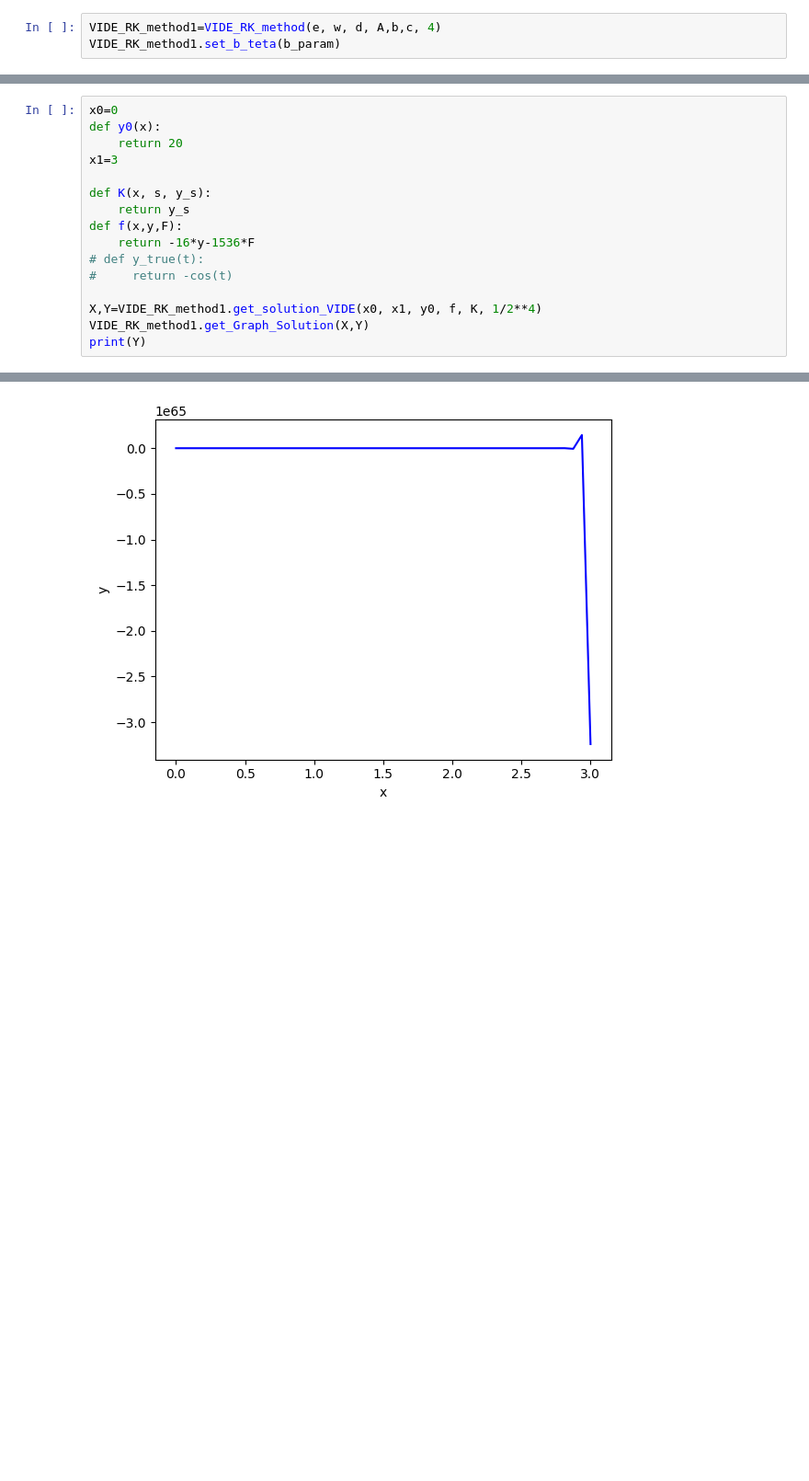
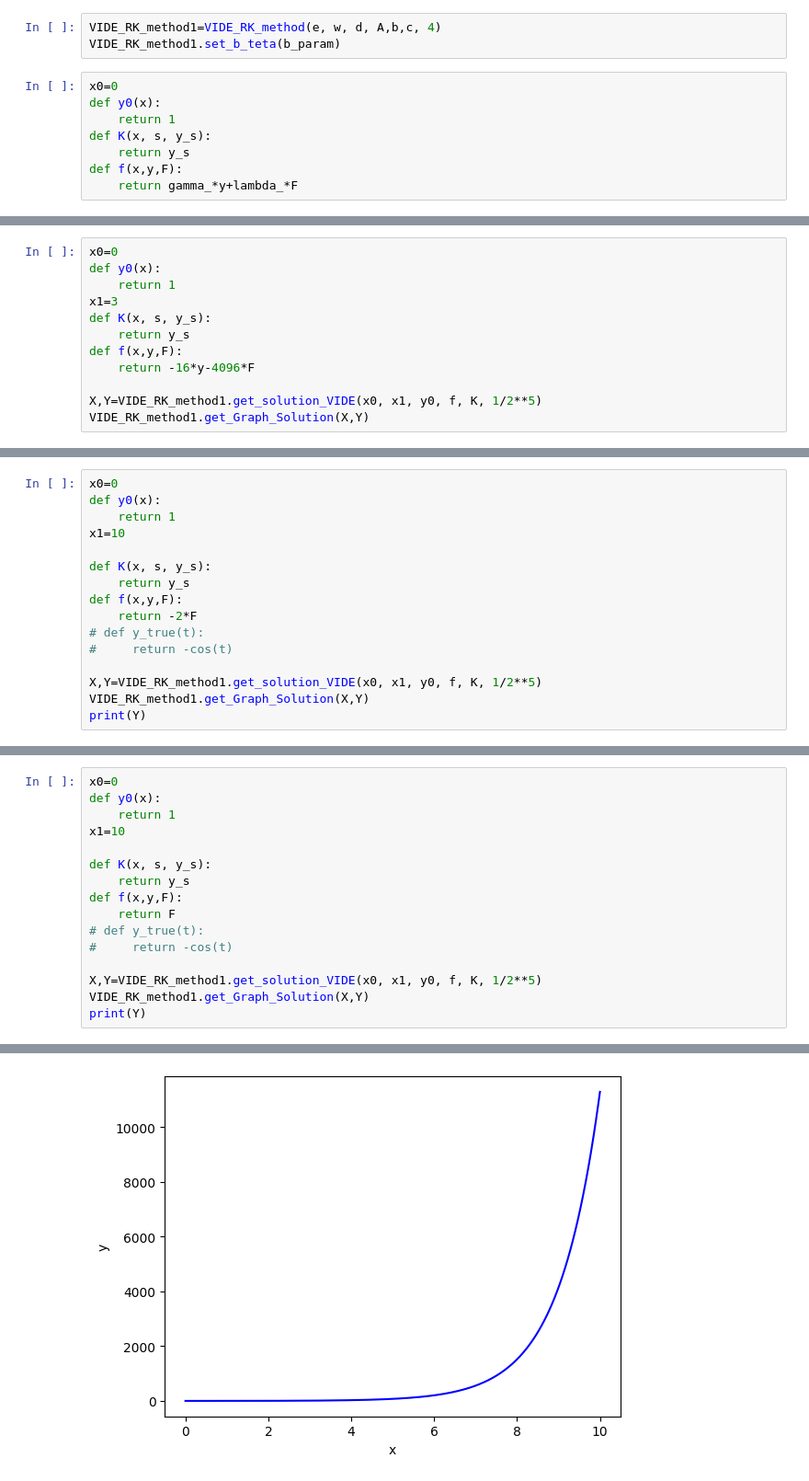
Before and after one commit to Lenoliums/VKR, a Jupyter notebook: VIDE_examples.ipynb, the cells around one changed output, grey strips where cells are left out. Shown at 92% size. Saved outputs shown, nothing was run; the diff lists cells and outputs as text; blank space fills up the shorter version.

Commit message:
RK_VIDE_examles

```diff
--- a/VIDE_examples.ipynb
+++ b/VIDE_examples.ipynb
@@ -116,3 +23,11 @@ b_param=[lambda teta: teta-3/2*teta*teta+2/3*teta**3,
 # %%
 VIDE_RK_method1=VIDE_RK_method(e, w, d, A,b,c, 4)
 VIDE_RK_method1.set_b_teta(b_param)
+# %%
+x0=0
+def y0(x):
+    return 1
+def K(x, s, y_s):
+    return y_s
+def f(x,y,F):
+    return gamma_*y+lambda_*F
@@ -118,0 +87,12 @@ VIDE_RK_method1.set_b_teta(b_param)
+# %%
+x0=0
+def y0(x):
+    return 1
+x1=3
+def K(x, s, y_s):
+    return y_s
+def f(x,y,F):
+    return -16*y-4096*F
+
+X,Y=VIDE_RK_method1.get_solution_VIDE(x0, x1, y0, f, K, 1/2**5)
+VIDE_RK_method1.get_Graph_Solution(X,Y)
@@ -134,0 +117,16 @@ VIDE_RK_method1.get_Graph_Solution(X,Y)
+# %%
+x0=0
+def y0(x):
+    return 1
+x1=10
+
+def K(x, s, y_s):
+    return y_s
+def f(x,y,F):
+    return -2*F
+# def y_true(t):
+#     return -cos(t)
+
+X,Y=VIDE_RK_method1.get_solution_VIDE(x0, x1, y0, f, K, 1/2**5)
+VIDE_RK_method1.get_Graph_Solution(X,Y)
+print(Y)
@@ -135,17 +136,17 @@ VIDE_RK_method1.get_Graph_Solution(X,Y)
 # %%
 x0=0
 def y0(x):
-    return 20
-x1=3
+    return 1
+x1=10
 
 def K(x, s, y_s):
     return y_s
 def f(x,y,F):
-    return -16*y-1536*F
+    return F
 # def y_true(t):
 #     return -cos(t)
 
-X,Y=VIDE_RK_method1.get_solution_VIDE(x0, x1, y0, f, K, 1/2**4)
+X,Y=VIDE_RK_method1.get_solution_VIDE(x0, x1, y0, f, K, 1/2**5)
 VIDE_RK_method1.get_Graph_Solution(X,Y)
 print(Y)
 # %% [output]
@@ -153 +154 @@ print(Y)
-[figure, old version]
+[figure, new version]
```
Also changed, not shown: parts of 14 cells of this notebook, 1 other file.
